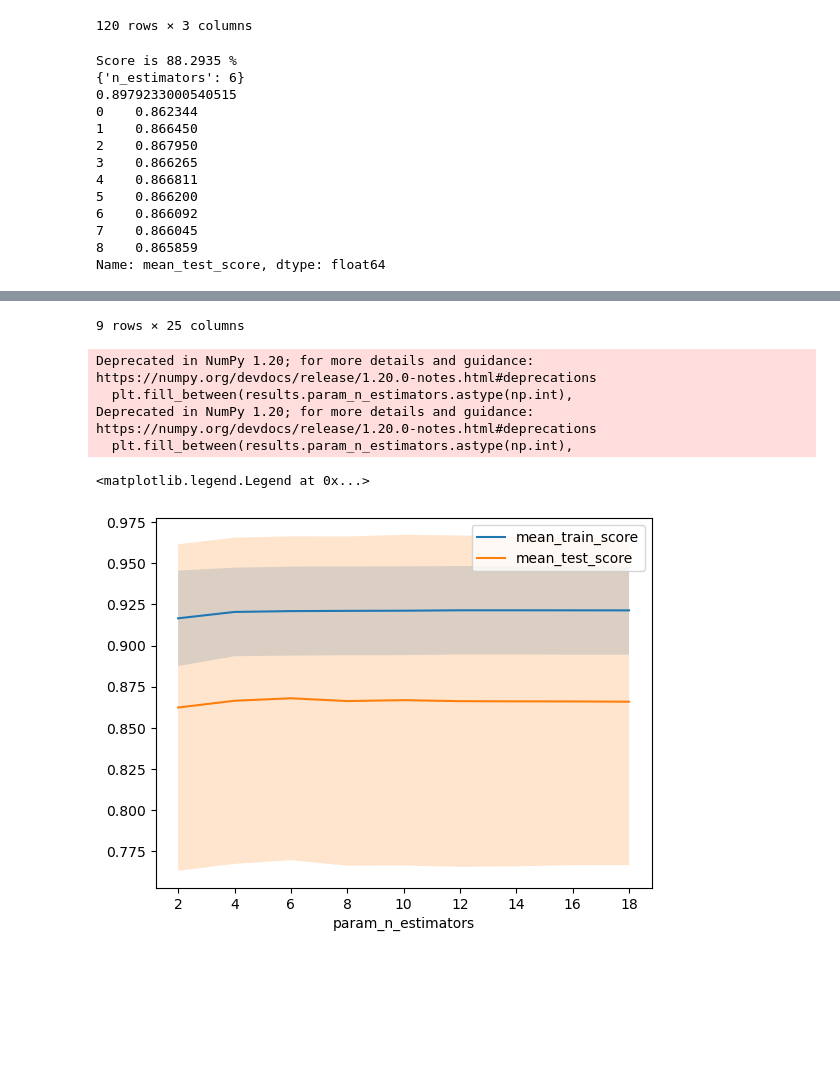
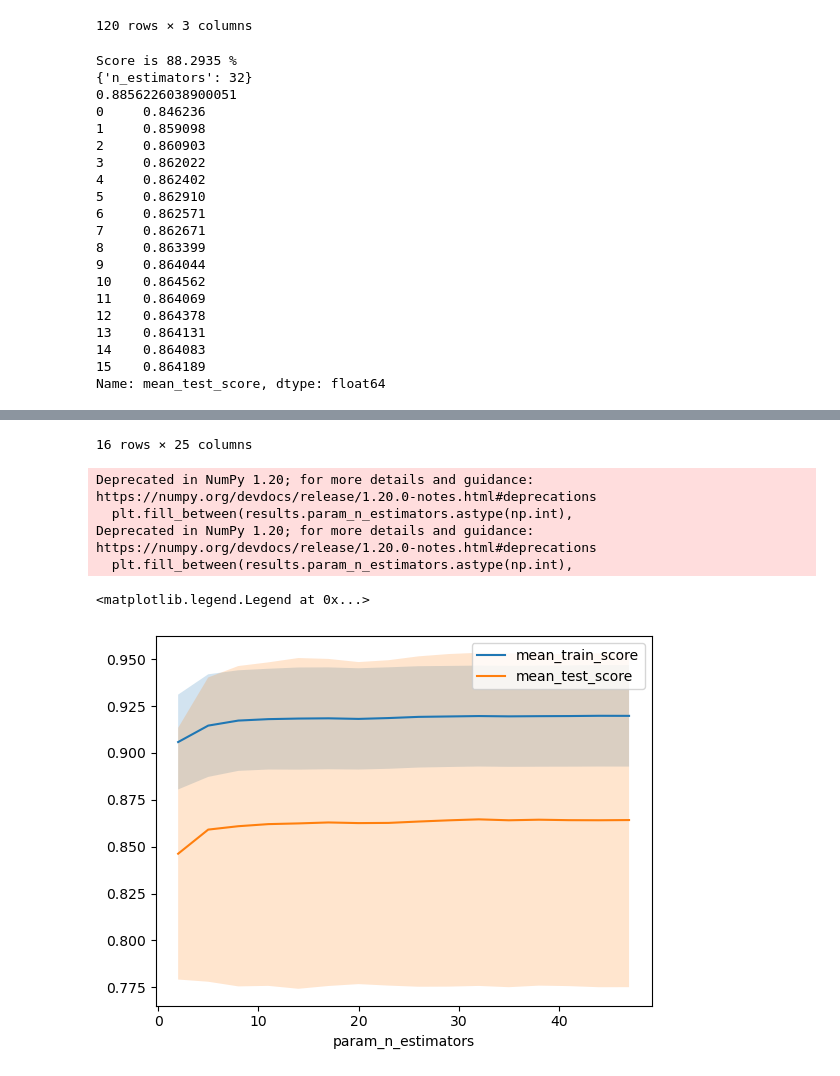
Before and after one commit to Enginedeer/AML_project, a Jupyter notebook: andi_AML_v2.ipynb, the cells around one changed output, grey strips where cells are left out. Saved outputs shown, nothing was run; the diff lists cells and outputs as text; code cells hidden in the pictures; blank space fills up the shorter version.

```diff
--- a/andi_AML_v2.ipynb
+++ b/andi_AML_v2.ipynb
@@ -189,8 +189,8 @@ print(f"Score is {rfr_score*100:.4f} %")
 # print(grid.score(X_test, y_test))
 
 
-param_grid_tree = {'n_estimators': range(2,20,2)}
-rfr2 = RandomForestRegressor(min_impurity_decrease=0, max_depth=3, max_features=3, random_state=42)
+param_grid_tree = {'n_estimators': range(2,50,3)}
+rfr2 = RandomForestRegressor(min_impurity_decrease=0, max_depth=3, max_features=2, random_state=43)
 grid = GridSearchCV(rfr2, param_grid=param_grid_tree, cv=tscv, return_train_score=True, n_jobs=-1)
 grid.fit(X_train, y_train)
 print(grid.best_params_)
@@ -211,16 +211,23 @@ plt.fill_between(results.param_n_estimators.astype(np.int),
 plt.legend()
 # %% [output]
 Score is 88.2935 %
-{'n_estimators': 6}
-0.8979233000540515
-0    0.862344
-1    0.866450
-2    0.867950
-3    0.866265
-4    0.866811
-5    0.866200
-6    0.866092
-7    0.866045
-8    0.865859
+{'n_estimators': 32}
+0.8856226038900051
+0     0.846236
+1     0.859098
+2     0.860903
+3     0.862022
+4     0.862402
+5     0.862910
+6     0.862571
+7     0.862671
+8     0.863399
+9     0.864044
+10    0.864562
+11    0.864069
+12    0.864378
+13    0.864131
+14    0.864083
+15    0.864189
 Name: mean_test_score, dtype: float64
 |  | mean_fit_time | std_fit_time | mean_score_time | std_score_time | param_n_estimators | params | ... |
@@ -236,8 +250,8 @@ Name: mean_test_score, dtype: float64
-9 rows × 25 columns
+16 rows × 25 columns
 Deprecated in NumPy 1.20; for more details and guidance: https://numpy.org/devdocs/release/1.20.0-notes.html#deprecations
   plt.fill_between(results.param_n_estimators.astype(np.int),
 Deprecated in NumPy 1.20; for more details and guidance: https://numpy.org/devdocs/release/1.20.0-notes.html#deprecations
   plt.fill_between(results.param_n_estimators.astype(np.int),
 <matplotlib.legend.Legend at 0x...>
-[figure, old version]
+[figure, new version]
 # %%
```
Also changed, not shown: parts of 13 cells of this notebook.
